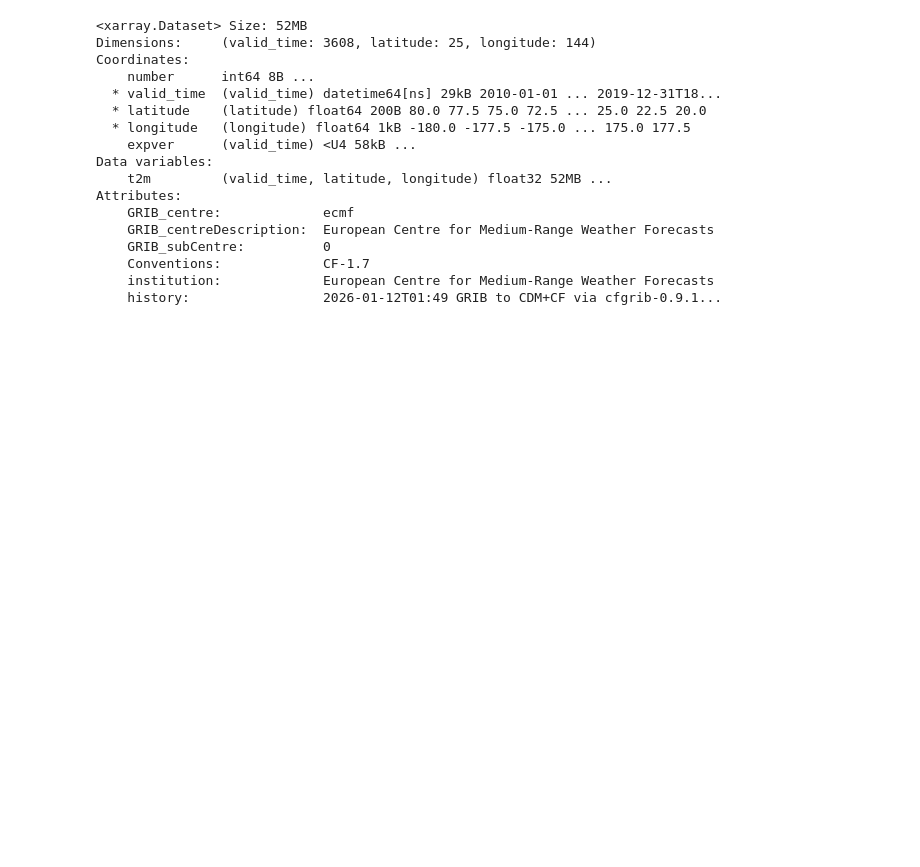
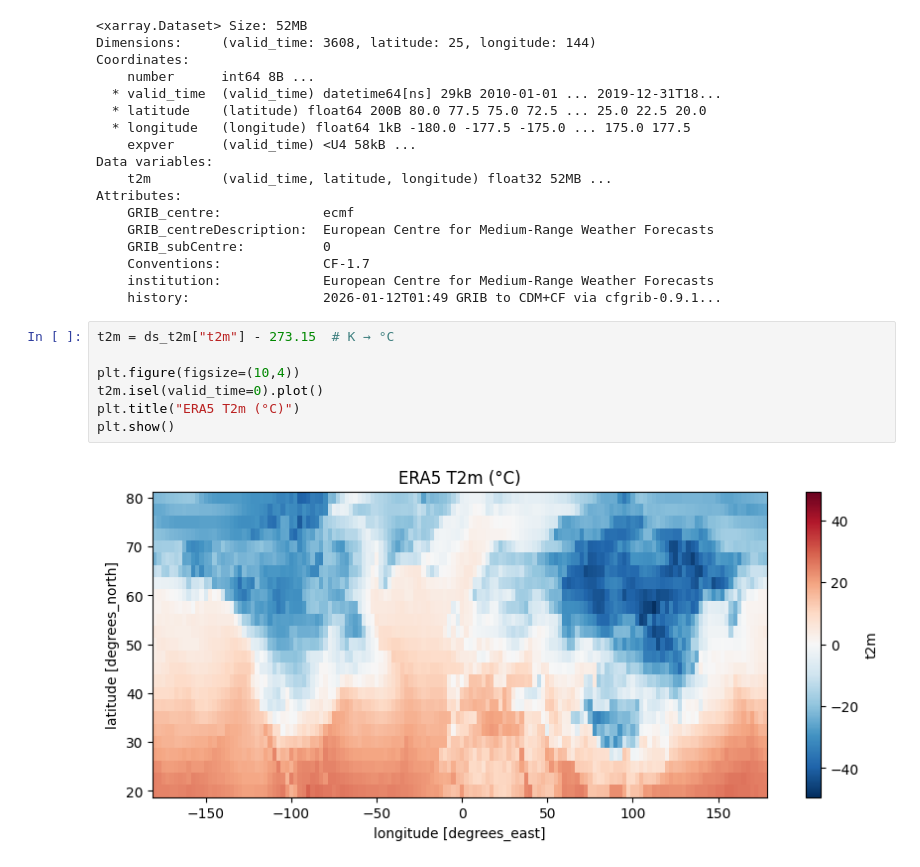
Before and after one commit to zhuoyl03/CNN-Based-Predictability-of-Extreme-Weather, a Jupyter notebook: notebook/eda.ipynb, the cells around one changed output. Drawn from its saved outputs; the diff is of its cells as text; blank space fills up the shorter version.

```diff
--- a/notebook/eda.ipynb
+++ b/notebook/eda.ipynb
@@ -100,3 +96,12 @@ Attributes:
     Conventions:             CF-1.7
     institution:             European Centre for Medium-Range Weather Forecasts
     history:                 2026-01-12T01:49 GRIB to CDM+CF via cfgrib-0.9.1...
+# %%
+t2m = ds_t2m["t2m"] - 273.15  # K → °C
+
+plt.figure(figsize=(10,4))
+t2m.isel(valid_time=0).plot()
+plt.title("ERA5 T2m (°C)")
+plt.show()
+# %% [output]
+[figure, added]
```
Also changed, not shown: parts of 4 cells of this notebook, 3 other files.
